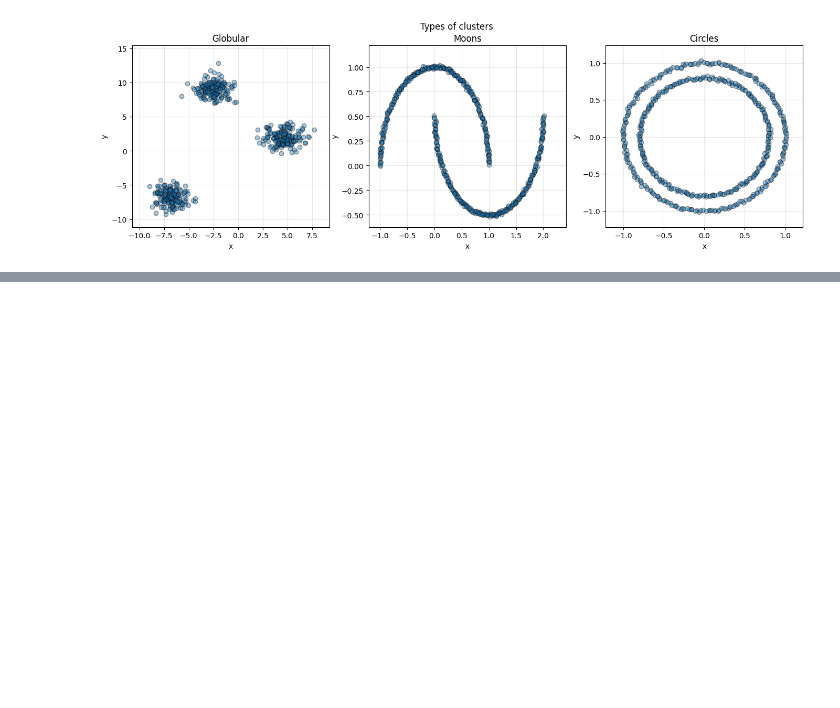
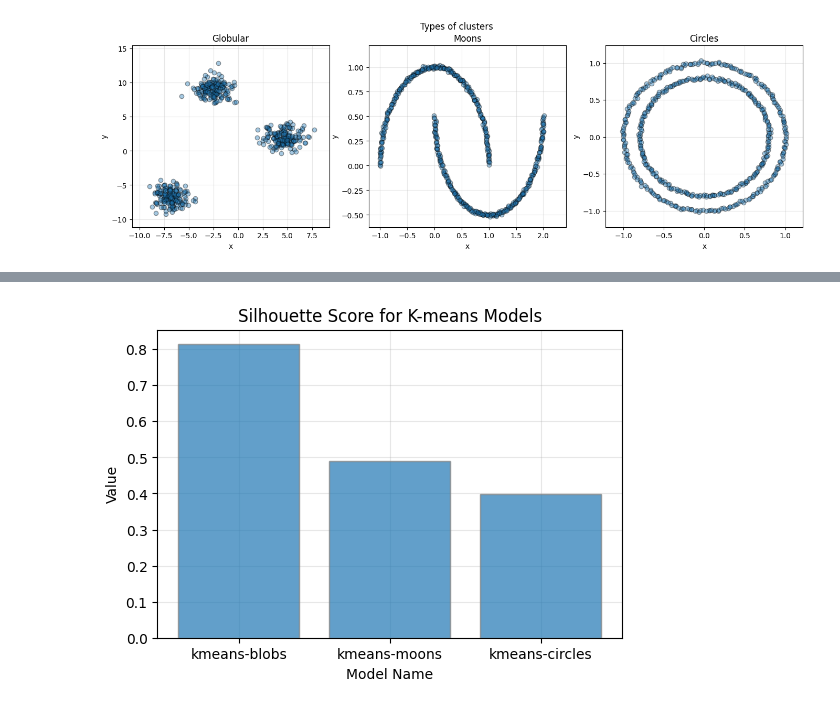
Before and after one commit to alex-bolshunov/Clustering-ML, a Jupyter notebook: clustering_ml.ipynb, the cells around one changed output, grey strips where cells are left out. Cells and saved outputs as stored; diff of their text form; code cells hidden in the pictures; blank space fills up the shorter version.

Commit message:
add evaluation class

```diff
--- a/clustering_ml.ipynb
+++ b/clustering_ml.ipynb
@@ -198,0 +259,5 @@ centroids_circles = k_means_circles.cluster_centers_
+# %%
+metrics = Evaluation()
+metrics.evaluate_model("kmeans-blobs", df_blobs.loc[:, COLUMNS[:N_FEATURES]], labels_blobs)
+metrics.evaluate_model("kmeans-moons", df_moons.loc[:, COLUMNS[:N_FEATURES]], labels_moons)
+metrics.evaluate_model("kmeans-circles", df_circles.loc[:, COLUMNS[:N_FEATURES]], labels_circles)
@@ -198,0 +281,4 @@ centroids_circles = k_means_circles.cluster_centers_
+# %%
+metrics.plot_models_score("silhouette", title = "Silhouette Score for K-means Models", figsize = (6, 4))
+# %% [output]
+[figure, added]
```
Also changed, not shown: parts of 10 cells of this notebook.
